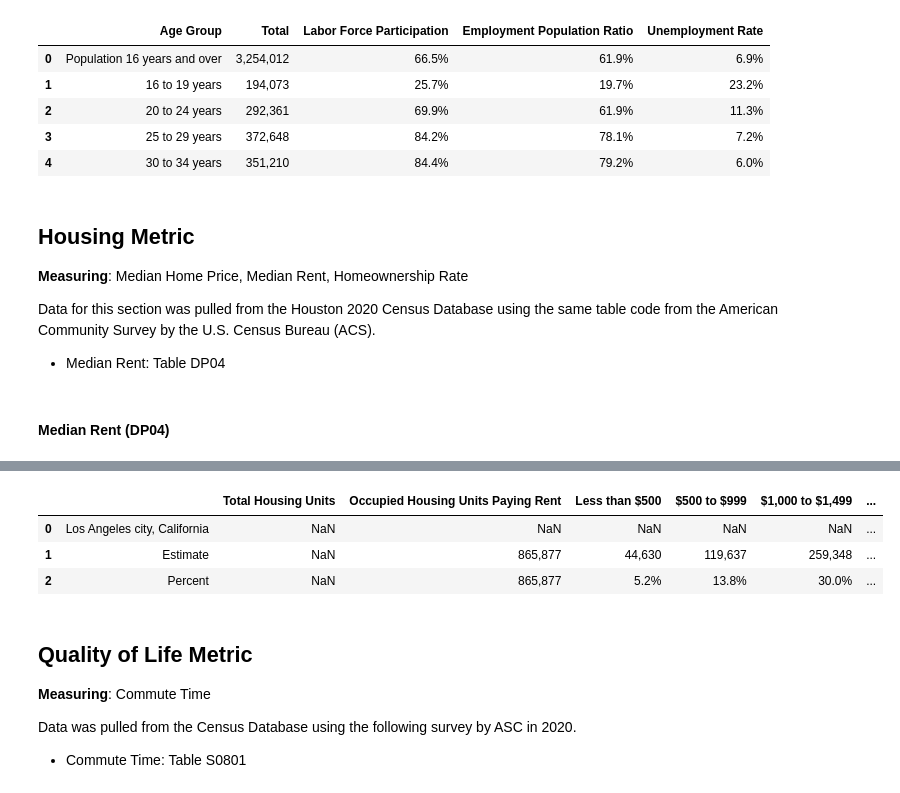
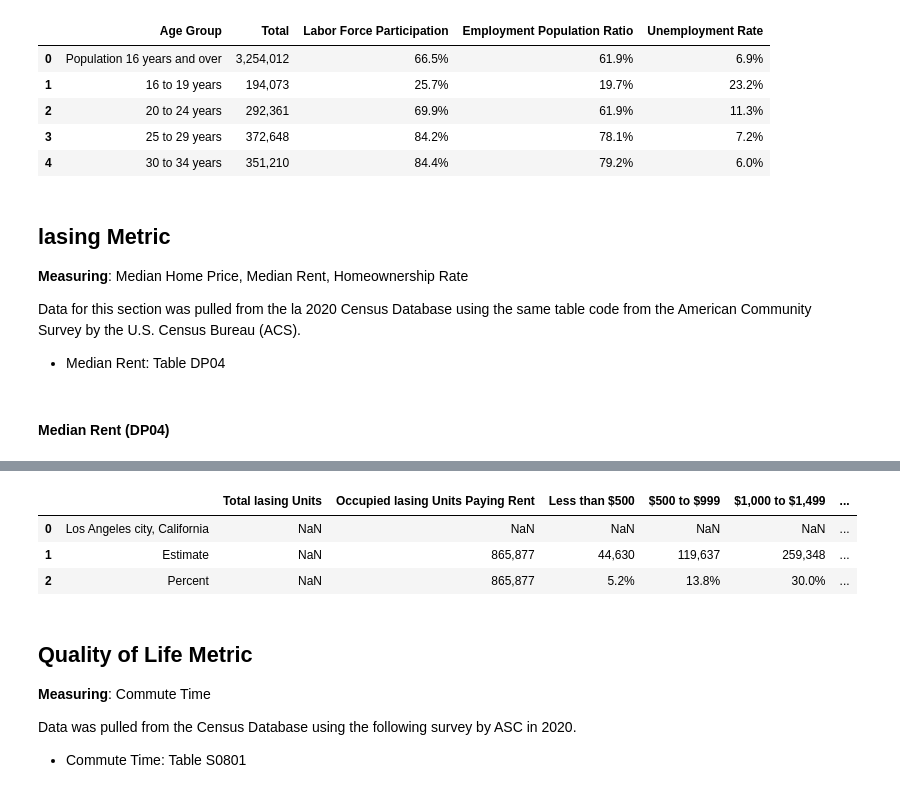
Before and after one commit to maddieemihle/major-city-visualization, a Jupyter notebook: data_files/los_angeles_data/Los Angeles Code.ipynb, the cells around one changed output, grey strips where cells are left out. Saved outputs shown, nothing was run; the diff lists cells and outputs as text; code cells hidden in the pictures.

```diff
--- a/data_files/los_angeles_data/Los Angeles Code.ipynb
+++ b/data_files/los_angeles_data/Los Angeles Code.ipynb
@@ -310,11 +312,11 @@ la_unemployment_df = la_unemployment_df.dropna()
 # Save the cleaned DataFrame to a new CSV file
 la_unemployment_df.to_csv('..\los_angeles_data\la_cleaned_csv\cleaned_la_unemployment_rate.csv', index=False)
 # %% [markdown]
-## Housing Metric
+## lasing Metric
 
 **Measuring**: Median Home Price, Median Rent, Homeownership Rate
 
-Data for this section was pulled from the Houston 2020 Census Database using the same table code from the American Community Survey by the U.S. Census Bureau (ACS).
+Data for this section was pulled from the la 2020 Census Database using the same table code from the American Community Survey by the U.S. Census Bureau (ACS).
 * Median Rent: Table DP04
 # %% [markdown]
 #### Median Rent (DP04)
@@ -333,21 +335,21 @@ la_rent_df.head()
 # %%
 # Rename columns for clarity
 la_rent_df.columns = ['',
-                             'Total Housing Units',
-                             'Occupied Housing Units Paying Rent',
+                             'Total lasing Units',
+                             'Occupied lasing Units Paying Rent',
                              'Less than $500',
                              '$500 to $999',
                              '$1,000 to $1,499',
                              '$1,500 to $1,999',
                              '$2,000 to $2,499',
                              '$2,500 to $2,999',
                              '$3,000 or more',
                              'Median Rent Price',
                              'No rent paid'
 ]
 la_rent_df.head()
 # %% [output]
-|  |  | Total Housing Units | Occupied Housing Units Paying Rent | Less than $500 | $500 to $999 | $1,000 to $1,499 | ... |
+|  |  | Total lasing Units | Occupied lasing Units Paying Rent | Less than $500 | $500 to $999 | $1,000 to $1,499 | ... |
 | 0 | Los Angeles city, California | NaN | NaN | NaN | NaN | NaN | ... |
 | 1 | Estimate | NaN | 865,877 | 44,630 | 119,637 | 259,348 | ... |
 | 2 | Percent | NaN | 865,877 | 5.2% | 13.8% | 30.0% | ... |
```
Also changed, not shown: parts of 9 cells of this notebook, 5 other files.
